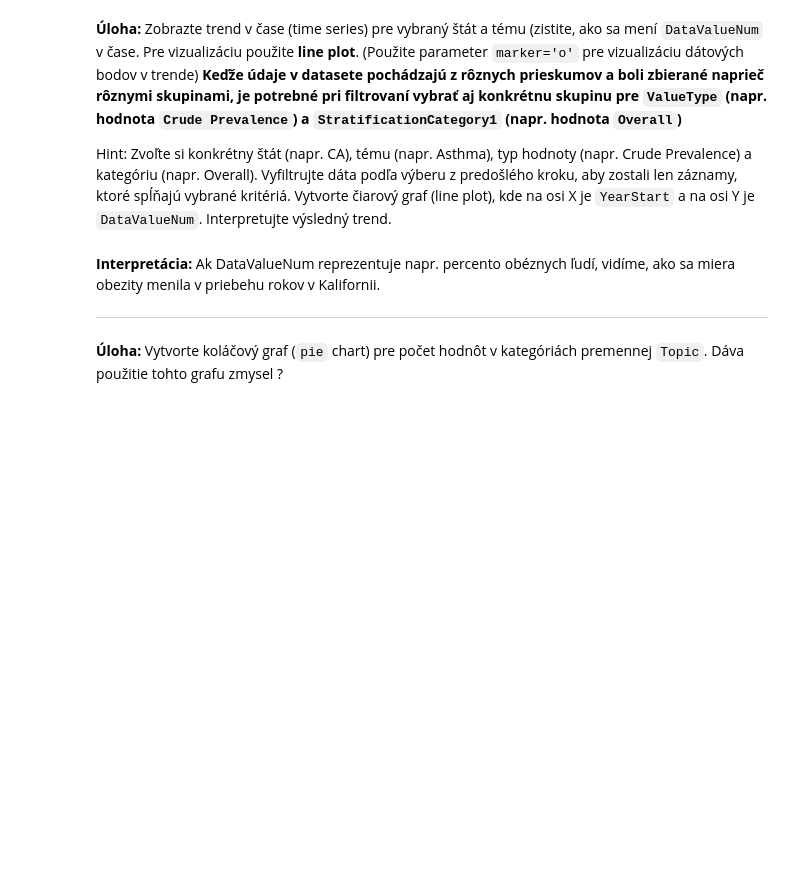
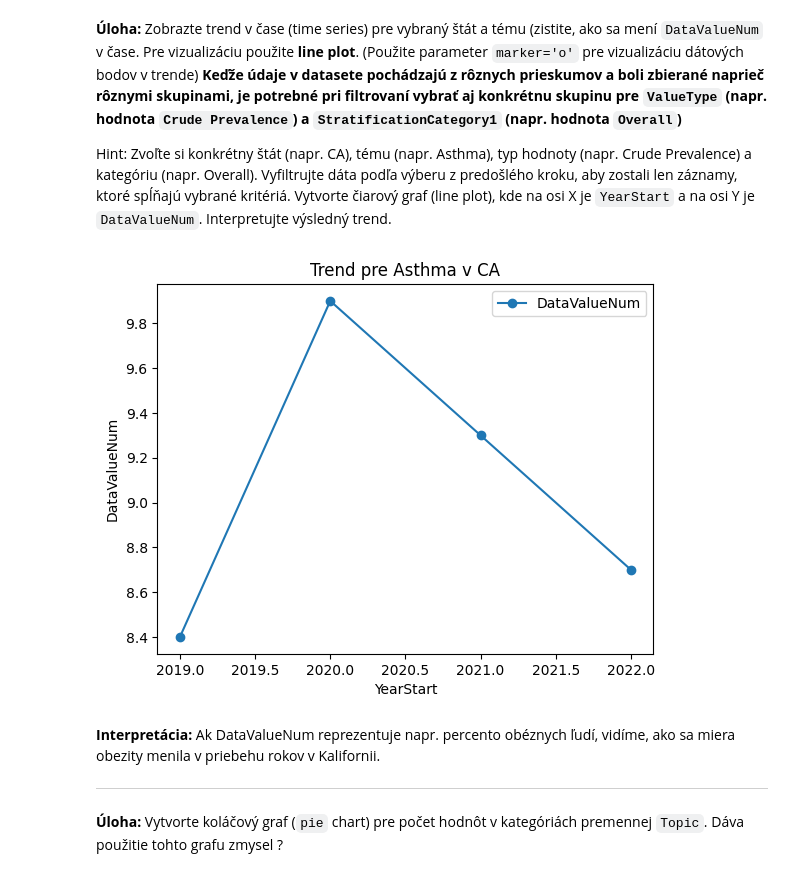
Before and after one commit to tomaschs/SSBU_25, a Jupyter notebook: cv4/CV4_Predspracovanie.ipynb, the cells around one changed output. Saved outputs shown, nothing was run; the diff lists cells and outputs as text; code cells hidden in the pictures; blank space fills up the shorter version.

```diff
--- a/cv4/CV4_Predspracovanie.ipynb
+++ b/cv4/CV4_Predspracovanie.ipynb
@@ -351,12 +550,21 @@ Interpretujte výsledný trend.
 # %%
 selected_state = 'CA'
 selected_topic = 'Asthma'
 
 # filter the data for the selected state and topic
-# TODO
+#
+data_state_topic = data_selected[(data_selected['LocationAbbr'] == selected_state) & (data_selected['Topic'] == selected_topic) & (data_selected['ValueType'] == 'Crude Prevalence') & (data_selected['StratificationCategory1'] == 'Overall')]
+
 
 # plot the line chart
-# TODO
+#
+data_state_topic.plot(kind='line', x='YearStart', y='DataValueNum', marker='o')
+plt.title(f'Trend pre {selected_topic} v {selected_state}')
+plt.xlabel('YearStart')
+plt.ylabel('DataValueNum')
+plt.show()
+# %% [output]
+[figure, added]
 # %% [markdown]
 **Interpretácia:** Ak DataValueNum reprezentuje napr. percento obéznych ľudí, vidíme, ako sa miera obezity menila v priebehu rokov v Kalifornii.
 
```
Also changed, not shown: parts of 22 cells of this notebook.
